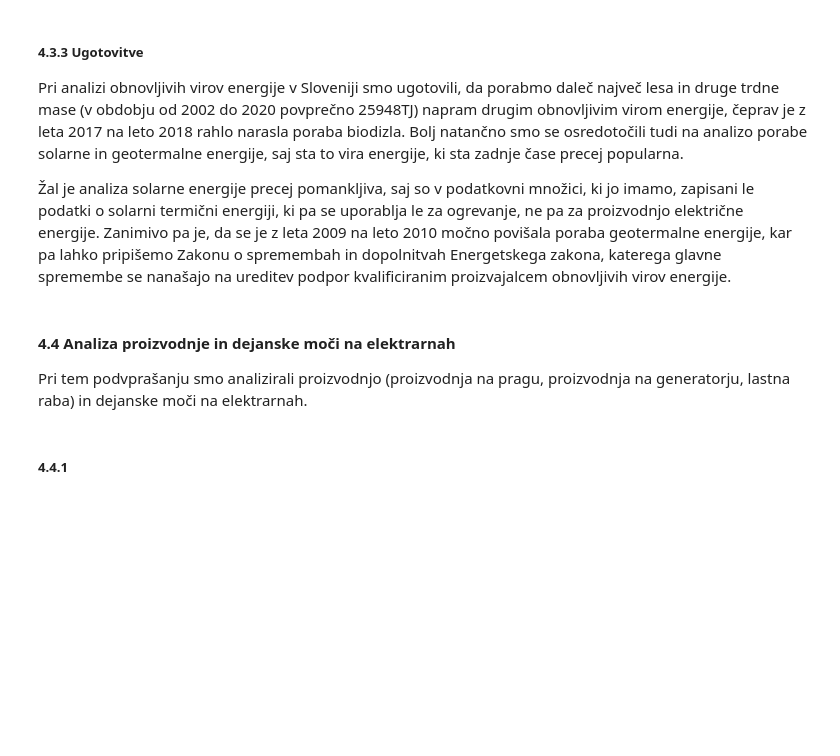
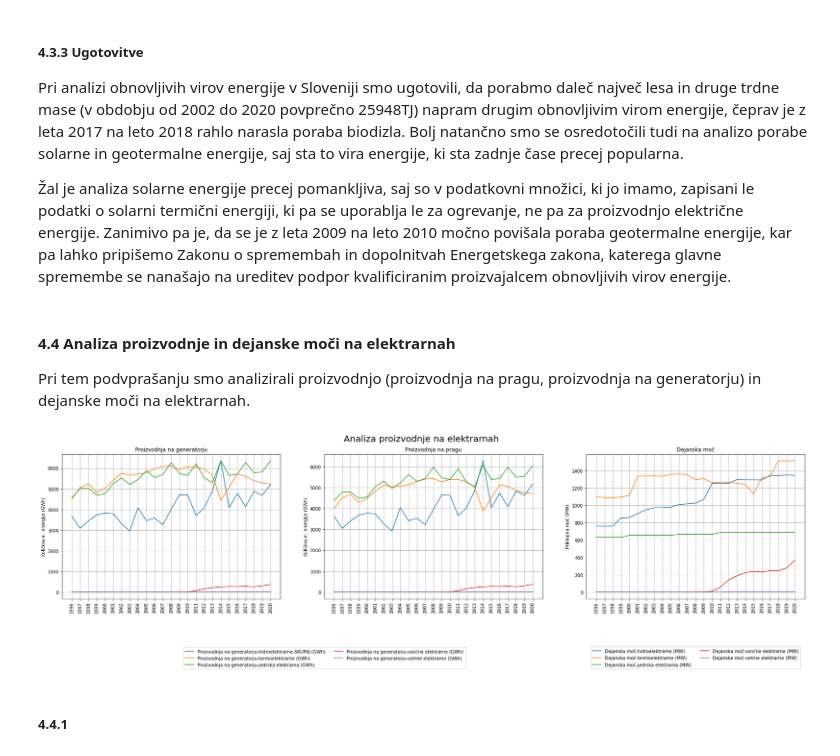
Before and after one commit to cugalord/PR21_NVZ-LS-BK-NZ, a Jupyter notebook: src/energy_production_analysis.ipynb, the cells around one changed output. Cells and saved outputs as stored; diff of their text form; code cells hidden in the pictures; blank space fills up the shorter version.

```diff
--- a/src/energy_production_analysis.ipynb
+++ b/src/energy_production_analysis.ipynb
@@ -205,4 +205,4 @@ Pri analizi obnovljivih virov energije v Sloveniji smo ugotovili, da porabmo dal
 # %% [markdown]
 #### 4.4 Analiza proizvodnje in dejanske moči na elektrarnah
 
-Pri tem podvprašanju smo analizirali proizvodnjo (proizvodnja na pragu, proizvodnja na generatorju, lastna raba) in dejanske moči na elektrarnah.
+Pri tem podvprašanju smo analizirali proizvodnjo (proizvodnja na pragu, proizvodnja na generatorju) in dejanske moči na elektrarnah.
@@ -209,3 +243,36 @@ Pri tem podvprašanju smo analizirali proizvodnjo (proizvodnja na pragu, proizvo
+# %%
+# Display plots of energy use
+plt.figure(figsize=(30, 6))
+plt.suptitle('Analiza proizvodnje na elektrarnah', fontsize=20)
+ax = plt.subplot(1, 3, 1)
+ax.set_title('Proizvodnja na generatorju')
+plt.xticks(rotation=90)
+plt.ylabel('Količina el. energije (GWh)')
+plt.grid()
+for key, value in generator_production_f.items():
+    plt.plot(years, [float(v) if not pd.isna(v) else 0.0 for v in value], label=key)
+plt.legend(loc="lower center", bbox_to_anchor=(1.2, -0.5), ncol=2)
+print()
+
+ax = plt.subplot(1, 3, 2)
+ax.set_title('Proizvodnja na pragu')
+plt.xticks(rotation=90)
+plt.ylabel('Količina el. energije (GWh)')
+plt.grid()
+for key, value in treshold_production_f.items():
+    plt.plot(years, [float(v) if not pd.isna(v) else 0.0 for v in value], label=key)
+print()
+
+ax = plt.subplot(1, 3, 3)
+ax.set_title('Dejanska moč')
+plt.xticks(rotation=90)
+plt.ylabel('Priklopna moč (MW)')
+plt.grid()
+for key, value in power_plant_power_f.items():
+    plt.plot(years, [float(v) if not pd.isna(v) else 0.0 for v in value], label=key)
+plt.legend(loc="lower center", bbox_to_anchor=(0.5, -0.5), ncol=2);
+# %% [output]
+[figure, added]
 # %% [markdown]
 ##### 4.4.1
 # %% [markdown]
```
Also changed, not shown: parts of 1 cell of this notebook.
